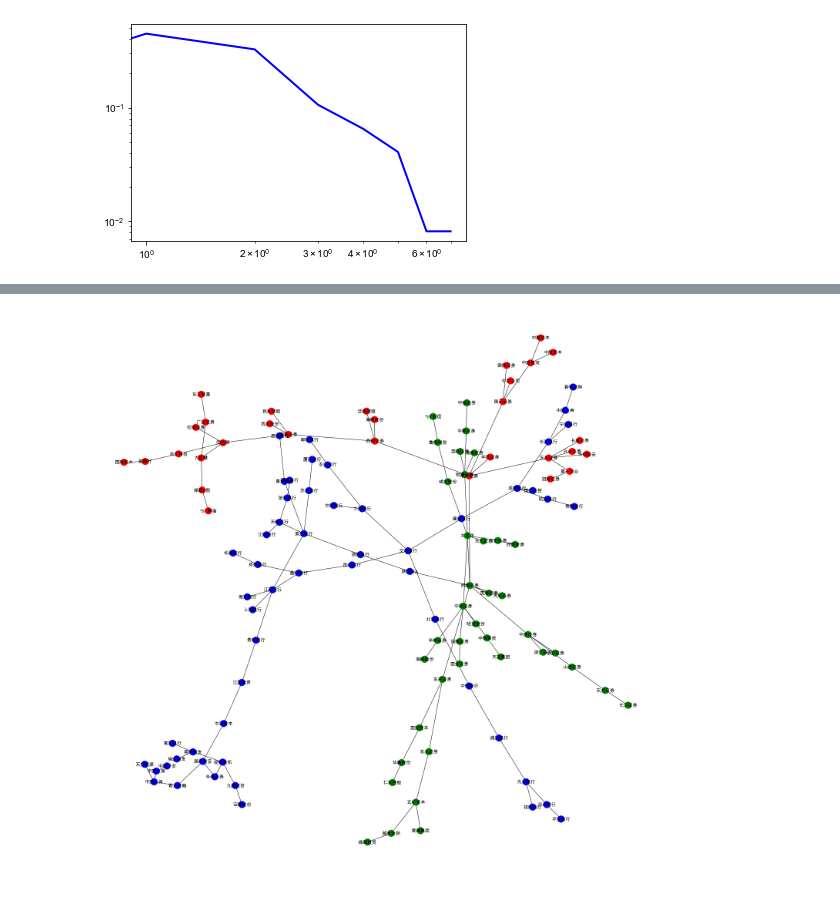
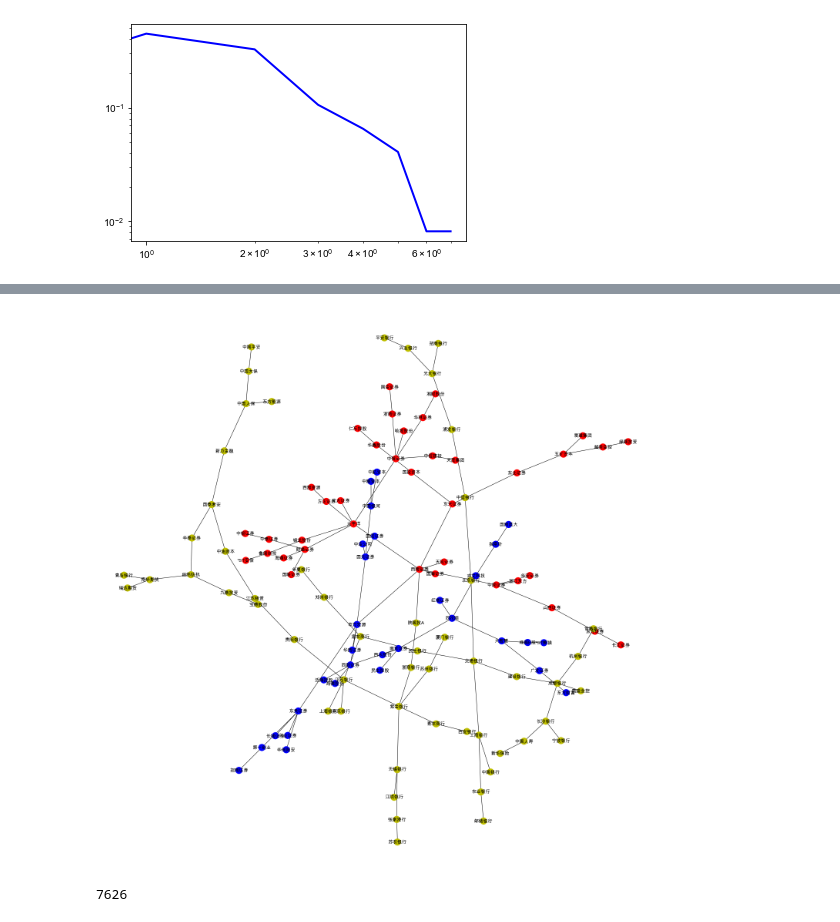
Before and after one commit to Chang-Tong/System-Risk-by-Network-View, a Jupyter notebook: stock_data/clean_data.ipynb, the cells around one changed output, grey strips where cells are left out. Saved outputs shown, nothing was run; the diff lists cells and outputs as text; code cells hidden in the pictures.

```diff
--- a/stock_data/clean_data.ipynb
+++ b/stock_data/clean_data.ipynb
@@ -156,7 +67,11 @@ for i in range(len(distance_m.columns)):
 List_flat = []
 for i in zipped:
     for j in i:
-        List_flat.append(j)
+        # print(j)
+        # print(type(j[2]))
+        if not np.isnan(j[2]):
+            # print(j[2])
+            List_flat.append(j)
 s_List_flat = list(set(List_flat))
 G = nx.Graph()
 for i in range(len(distance_m.columns)):
@@ -206,15 +105,16 @@ color_c
 # %%
+color = ['red','blue','yellow']
 color_map = []
 for node in mst:
     # print(node)
     if node in color_c[0]:
         color_map.append(color[0][0])
     elif node in color_c[1]:
         color_map.append(color[1][0])
     else:
         color_map.append(color[2][0])
 plt.figure(figsize=(20,20))
 nx.draw_spring(mst,node_color = color_map,with_labels = True)
 # %% [output]
-[figure, old version]
+[figure, new version]
 # %%
@@ -221,0 +145,5 @@ nx.write_gexf(mst,'mst_2020_11.gexf')
+# %%
+sorted_edges = sort_graph_edges(G)
+print(len(sorted_edges))
+# %% [output]
+7626
```
Also changed, not shown: parts of 16 cells of this notebook, 5 other files.
